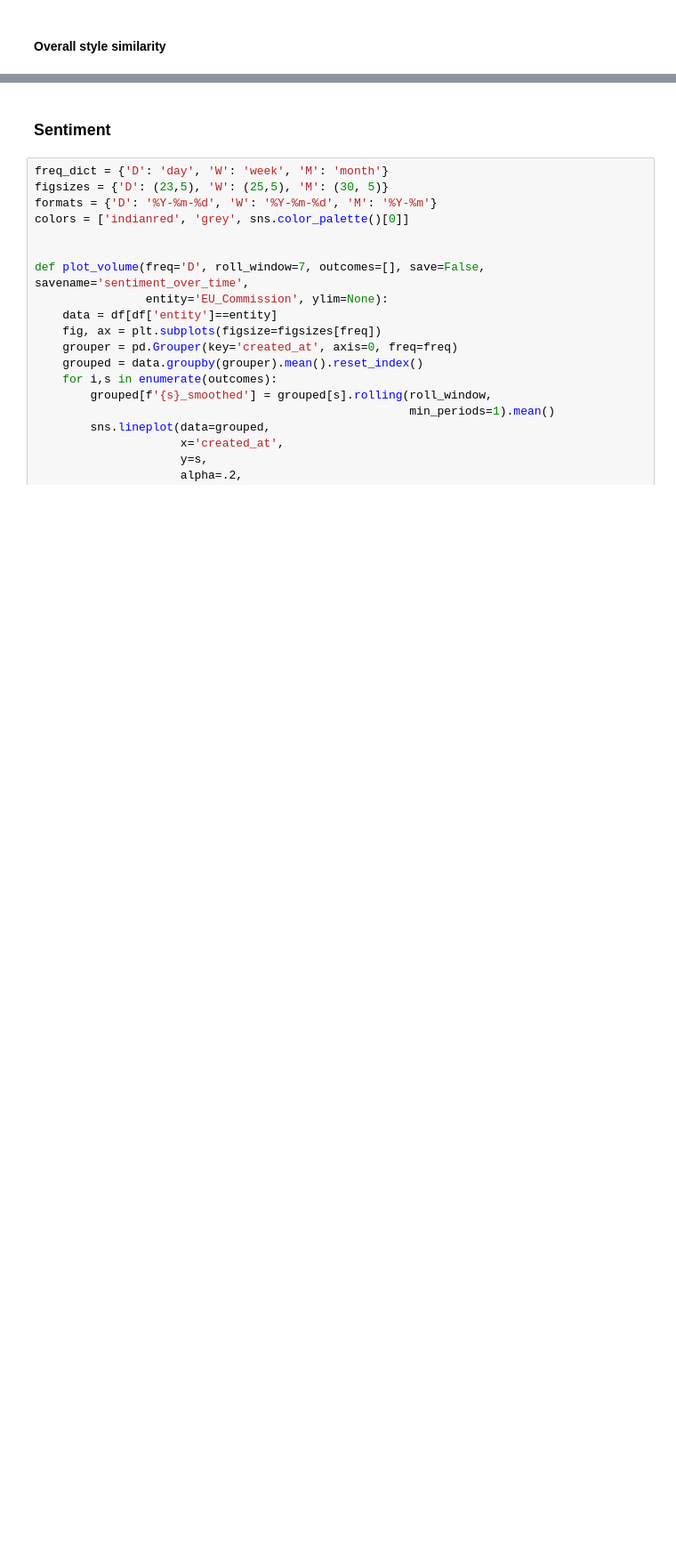
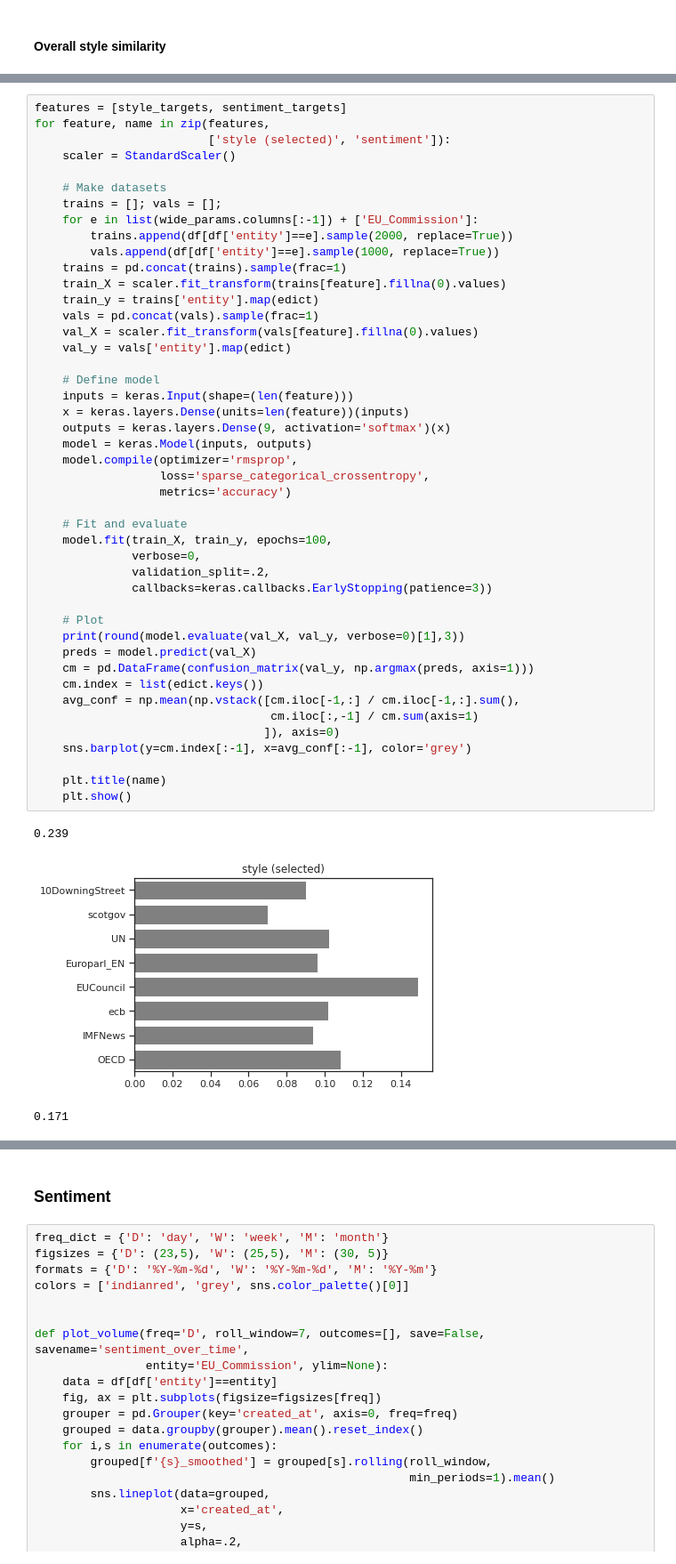
Before and after one commit to rbroc/eucomm-twitter, a Jupyter notebook: Analysis.ipynb, the cells around one changed output, grey strips where cells are left out. Shown at 89% size. Drawn from its saved outputs; the diff is of its cells as text; blank space fills up the shorter version.

```diff
--- a/Analysis.ipynb
+++ b/Analysis.ipynb
@@ -144,0 +153,49 @@ for do_pca in [True, False]:
+# %%
+features = [style_targets, sentiment_targets]
+for feature, name in zip(features,
+                         ['style (selected)', 'sentiment']):
+    scaler = StandardScaler()
+
+    # Make datasets
+    trains = []; vals = [];
+    for e in list(wide_params.columns[:-1]) + ['EU_Commission']:
+        trains.append(df[df['entity']==e].sample(2000, replace=True))
+        vals.append(df[df['entity']==e].sample(1000, replace=True))
+    trains = pd.concat(trains).sample(frac=1)
+    train_X = scaler.fit_transform(trains[feature].fillna(0).values)
+    train_y = trains['entity'].map(edict)
+    vals = pd.concat(vals).sample(frac=1)
+    val_X = scaler.fit_transform(vals[feature].fillna(0).values)
+    val_y = vals['entity'].map(edict)
+
+    # Define model
+    inputs = keras.Input(shape=(len(feature)))
+    x = keras.layers.Dense(units=len(feature))(inputs)
+    outputs = keras.layers.Dense(9, activation='softmax')(x)
+    model = keras.Model(inputs, outputs)
+    model.compile(optimizer='rmsprop',
+                  loss='sparse_categorical_crossentropy',
+                  metrics='accuracy')
+
+    # Fit and evaluate
+    model.fit(train_X, train_y, epochs=100,
+              verbose=0,
+              validation_split=.2,
+              callbacks=keras.callbacks.EarlyStopping(patience=3))
+
+    # Plot
+    print(round(model.evaluate(val_X, val_y, verbose=0)[1],3))
+    preds = model.predict(val_X)
+    cm = pd.DataFrame(confusion_matrix(val_y, np.argmax(preds, axis=1)))
+    cm.index = list(edict.keys())
+    avg_conf = np.mean(np.vstack([cm.iloc[-1,:] / cm.iloc[-1,:].sum(),
+                                  cm.iloc[:,-1] / cm.sum(axis=1)
+                                 ]), axis=0)
+    sns.barplot(y=cm.index[:-1], x=avg_conf[:-1], color='grey')
+
+    plt.title(name)
+    plt.show()
+# %% [output]
+0.239
+[figure, added]
+0.171
```
Also changed, not shown: parts of 19 cells of this notebook, 10 other files.
